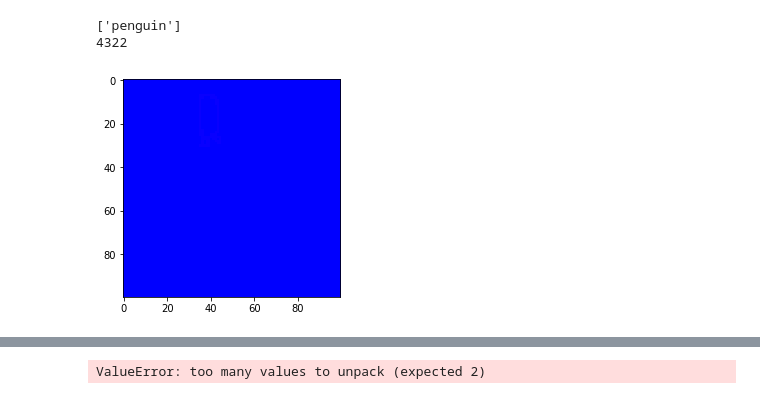
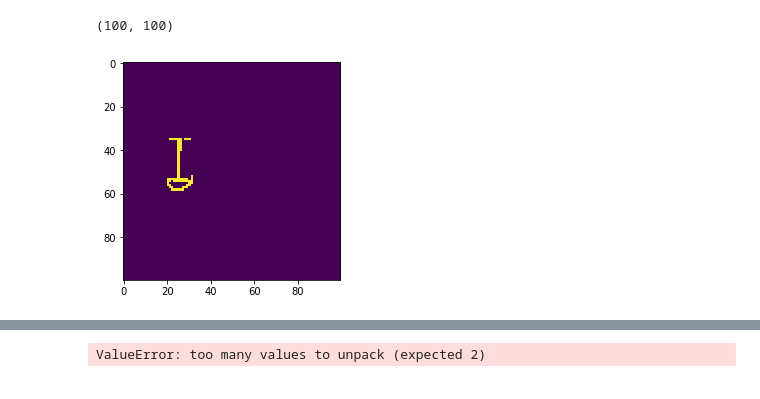
Before and after one commit to atg-abhijay/Comp-551-Kaggle-Competition, a Jupyter notebook: pre_processing.ipynb, the cells around one changed output, grey strips where cells are left out. Drawn from its saved outputs; the diff is of its cells as text; code cells hidden in the pictures.

```diff
--- a/pre_processing.ipynb
+++ b/pre_processing.ipynb
@@ -8,6 +8,42 @@ import random
 train_x = np.load('train_images.npy', encoding='latin1')
 train_x = np.array([arr[1] for arr in train_x], np.uint8)
 train_y_list = np.array(pd.read_csv('train_labels.csv', usecols=['Category']))
+# %%
+def find_contours(img_gray):
+    ret, thresh = cv2.threshold(img_gray, 127, 255, 0)
+
+    thresh_gray = cv2.cvtColor(thresh, cv2.COLOR_BGR2GRAY)
+    thresh = thresh_gray.astype('uint8')
+    image, contours, hierarchy = cv2.findContours(thresh, cv2.RETR_EXTERNAL, cv2.CHAIN_APPROX_NONE)
+    return image, contours
+# %%
+def clean_noise_by_contours(idx):
+    img = train_x[idx].reshape(100, 100)
+    img_gray = cv2.cvtColor(img, cv2.COLOR_GRAY2BGR)
+
+    image, contours = find_contours(img_gray)
+
+    num_contour = len(contours)
+
+    max_area = 0
+    max_area_idx = 0
+    for i in range(0, num_contour):
+        contour = contours[i]
+        area = cv2.contourArea(contour)
+        if area > max_area:
+            max_area = area
+            max_area_idx = i
+
+    for i in range(0, num_contour):
+        if i != max_area_idx:
+            cv2.drawContours(image, contours, i, -1, 3)
+
+    plt.imshow(image)
+# %%
+clean_noise_by_contours(0)
+# %% [output]
+(100, 100)
+[figure, added]
 # %%
 def clean_noise():
     idx = random.randint(0, 10000-1)
@@ -37,6 +72,0 @@ def clean_noise():
-# %%
-idx = clean_noise()
-# %% [output]
-['penguin']
-4322
-[figure, removed]
```
Also changed, not shown: parts of 4 cells of this notebook.
